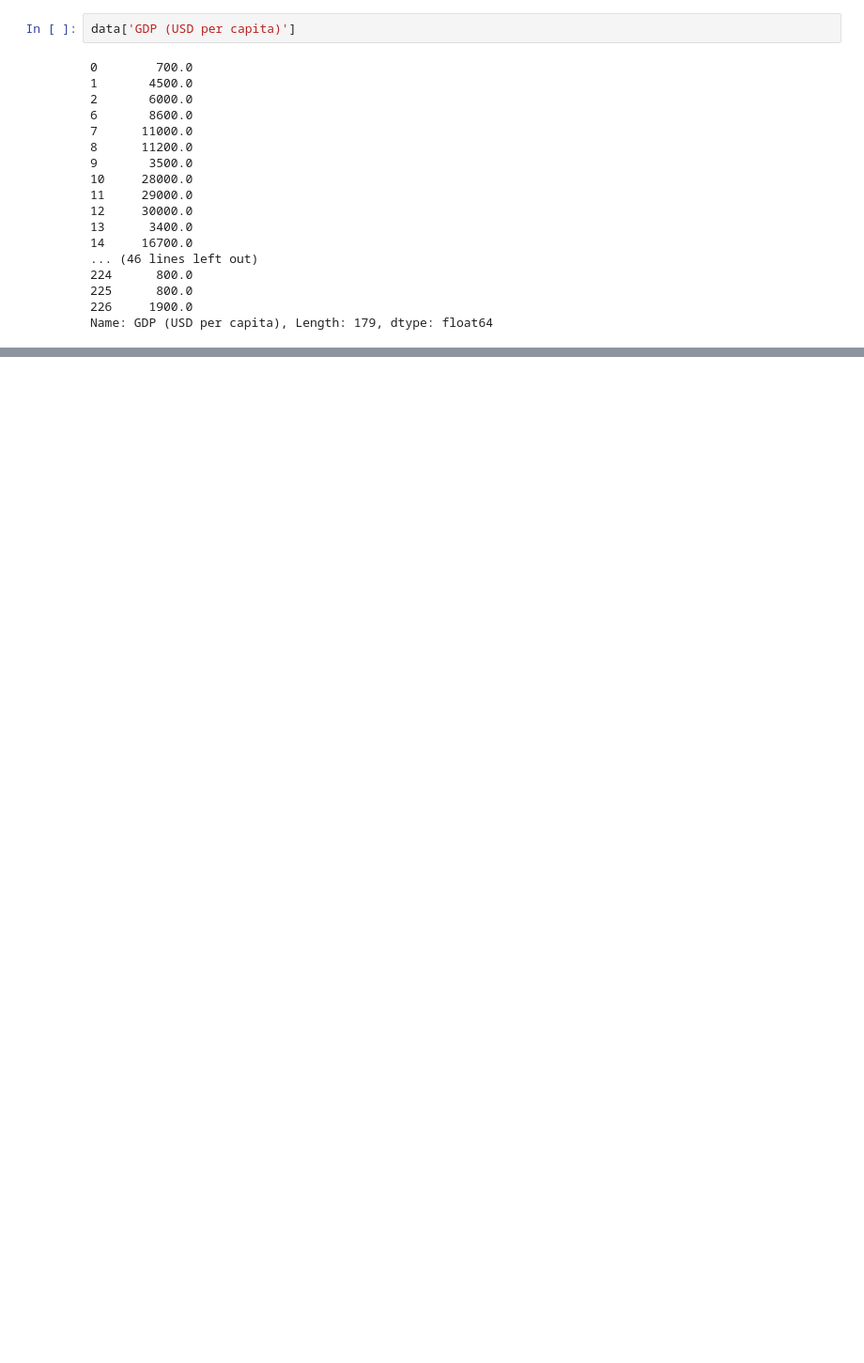
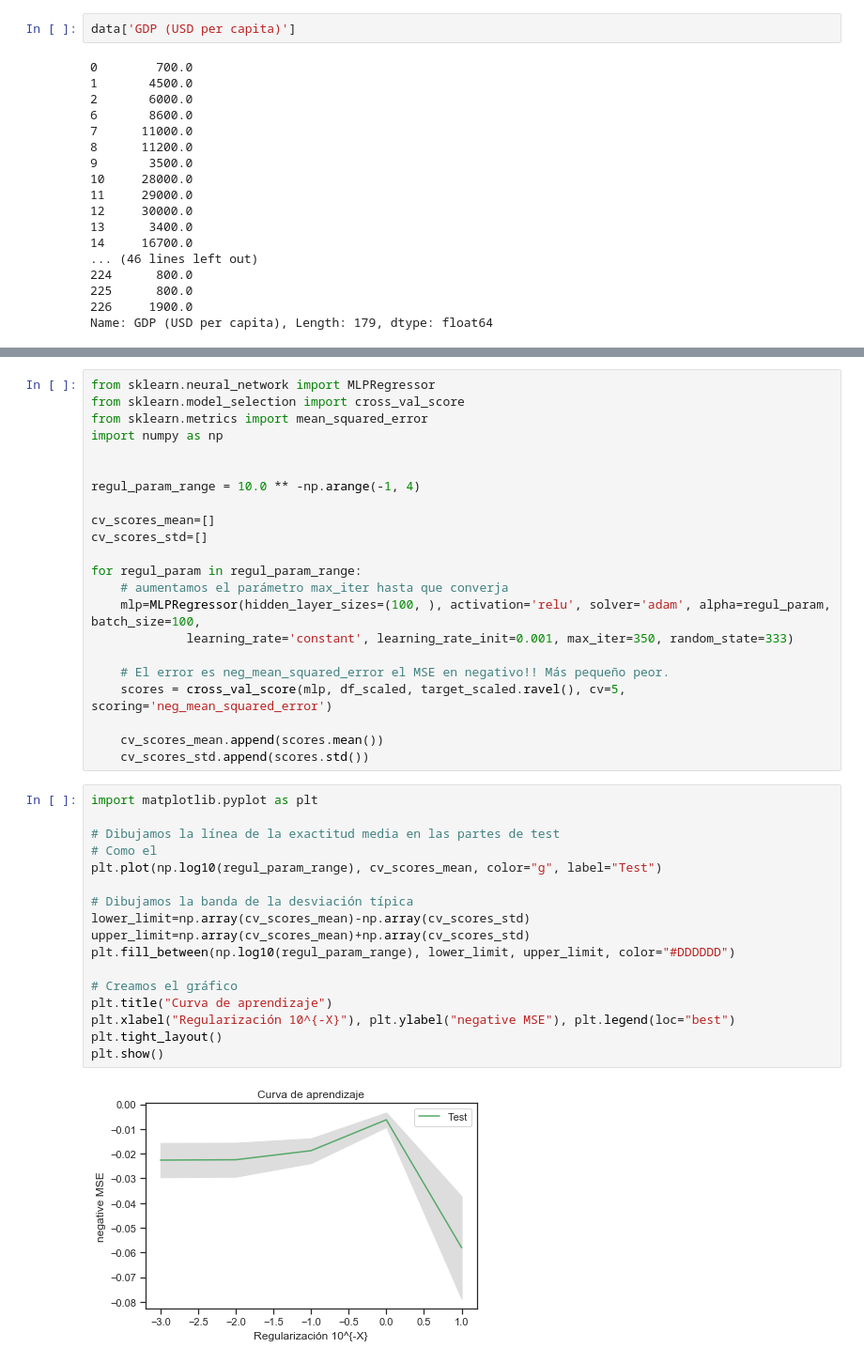
Before and after one commit to Al3xFreeman/IA2, a Jupyter notebook: P1-3.ipynb, the cells around one changed output, grey strips where cells are left out. Shown: that part at 94% size. Cells and saved outputs as stored; diff of their text form; blank space fills up the shorter version.

```diff
--- a/P1-3.ipynb
+++ b/P1-3.ipynb
@@ -189,0 +234,41 @@ target_scaled=scaler_y.transform(df_scaled['GDP (USD per capita)'].to_numpy().re
+# %%
+from sklearn.neural_network import MLPRegressor
+from sklearn.model_selection import cross_val_score
+from sklearn.metrics import mean_squared_error
+import numpy as np
+
+
+regul_param_range = 10.0 ** -np.arange(-1, 4)
+
+cv_scores_mean=[]
+cv_scores_std=[]
+
+for regul_param in regul_param_range:
+    # aumentamos el parámetro max_iter hasta que converja
+    mlp=MLPRegressor(hidden_layer_sizes=(100, ), activation='relu', solver='adam', alpha=regul_param, batch_size=100,
+             learning_rate='constant', learning_rate_init=0.001, max_iter=350, random_state=333)
+
+    # El error es neg_mean_squared_error el MSE en negativo!! Más pequeño peor.
+    scores = cross_val_score(mlp, df_scaled, target_scaled.ravel(), cv=5, scoring='neg_mean_squared_error')
+
+    cv_scores_mean.append(scores.mean())
+    cv_scores_std.append(scores.std())
+# %%
+import matplotlib.pyplot as plt
+
+# Dibujamos la línea de la exactitud media en las partes de test
+# Como el
+plt.plot(np.log10(regul_param_range), cv_scores_mean, color="g", label="Test")
+
+# Dibujamos la banda de la desviación típica
+lower_limit=np.array(cv_scores_mean)-np.array(cv_scores_std)
+upper_limit=np.array(cv_scores_mean)+np.array(cv_scores_std)
+plt.fill_between(np.log10(regul_param_range), lower_limit, upper_limit, color="#DDDDDD")
+
+# Creamos el gráfico
+plt.title("Curva de aprendizaje")
+plt.xlabel("Regularización 10^{-X}"), plt.ylabel("negative MSE"), plt.legend(loc="best")
+plt.tight_layout()
+plt.show()
+# %% [output]
+[figure, added]
```
Also changed, not shown: parts of 32 cells of this notebook.
